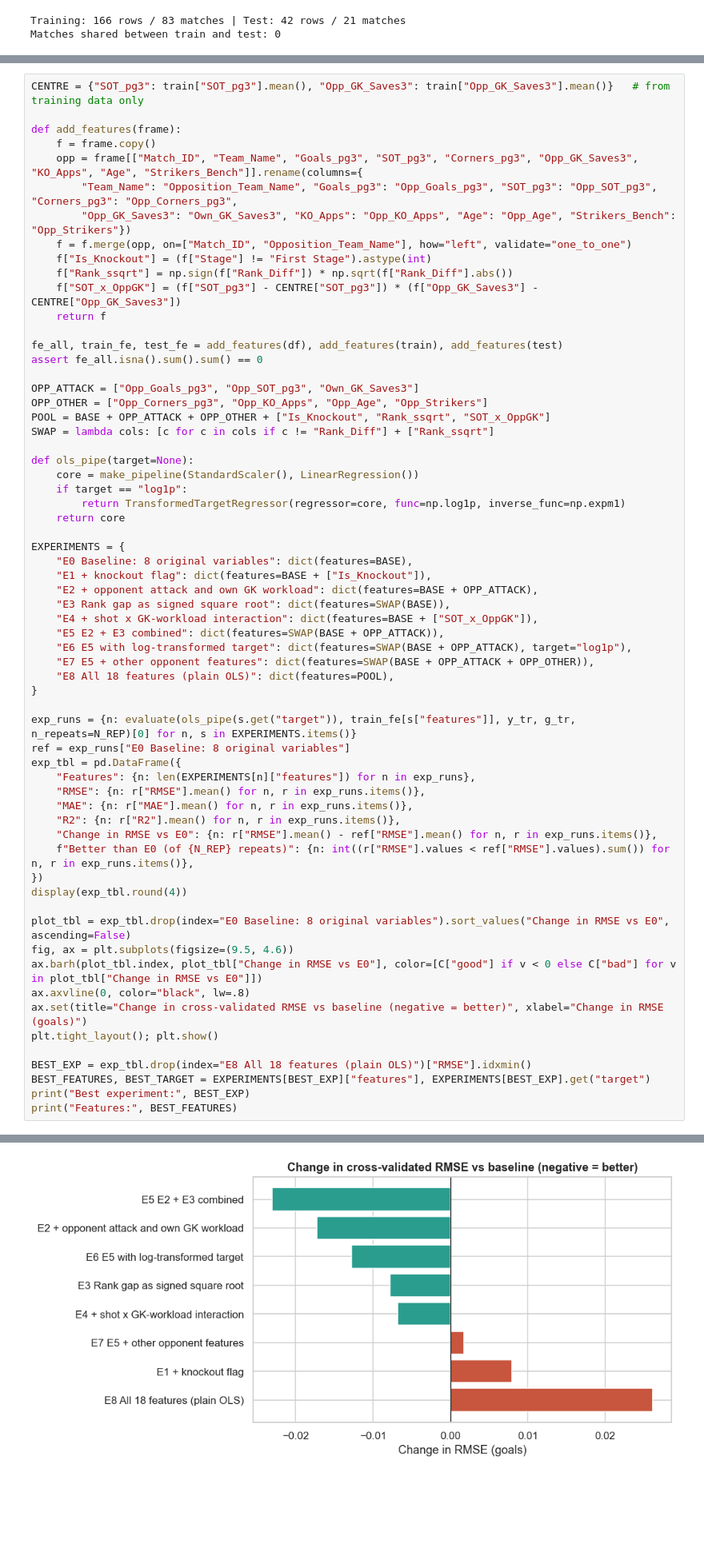
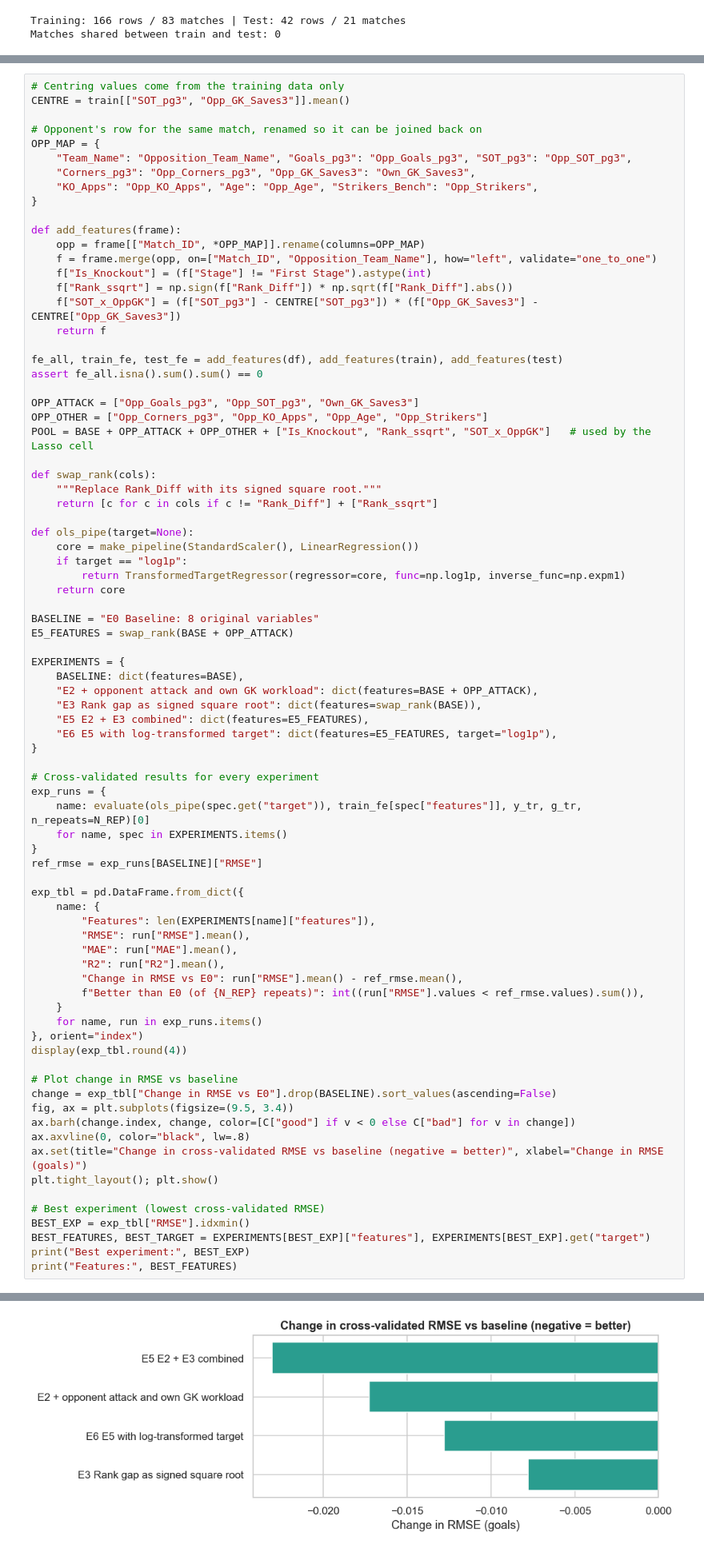
Before and after one commit to AdarshPadhya/HIT140-Objective-2, a Jupyter notebook: Linear 2.2/Team's_Goals_ prediction_Linear_Regression.ipynb, the cells around one changed output, grey strips where cells are left out. Shown at 80% size. Saved outputs shown, nothing was run; the diff lists cells and outputs as text; blank space fills up the shorter version.

```diff
--- a/Linear 2.2/Team's_Goals_ prediction_Linear_Regression.ipynb
+++ b/Linear 2.2/Team's_Goals_ prediction_Linear_Regression.ipynb
@@ -260,14 +259,19 @@ display(pd.DataFrame(rows).T.round(3))
 
 Each row only describes the team itself plus the ranking gap. Because every match has a mirror row, the **opponent's pre-match form** can be attached to each row. All new features use only information known before kick-off.
 # %%
-CENTRE = {"SOT_pg3": train["SOT_pg3"].mean(), "Opp_GK_Saves3": train["Opp_GK_Saves3"].mean()}   # from training data only
+# Centring values come from the training data only
+CENTRE = train[["SOT_pg3", "Opp_GK_Saves3"]].mean()
+
+# Opponent's row for the same match, renamed so it can be joined back on
+OPP_MAP = {
+    "Team_Name": "Opposition_Team_Name", "Goals_pg3": "Opp_Goals_pg3", "SOT_pg3": "Opp_SOT_pg3",
+    "Corners_pg3": "Opp_Corners_pg3", "Opp_GK_Saves3": "Own_GK_Saves3",
+    "KO_Apps": "Opp_KO_Apps", "Age": "Opp_Age", "Strikers_Bench": "Opp_Strikers",
+}
 
 def add_features(frame):
-    f = frame.copy()
-    opp = frame[["Match_ID", "Team_Name", "Goals_pg3", "SOT_pg3", "Corners_pg3", "Opp_GK_Saves3", "KO_Apps", "Age", "Strikers_Bench"]].rename(columns={
-        "Team_Name": "Opposition_Team_Name", "Goals_pg3": "Opp_Goals_pg3", "SOT_pg3": "Opp_SOT_pg3", "Corners_pg3": "Opp_Corners_pg3",
-        "Opp_GK_Saves3": "Own_GK_Saves3", "KO_Apps": "Opp_KO_Apps", "Age": "Opp_Age", "Strikers_Bench": "Opp_Strikers"})
-    f = f.merge(opp, on=["Match_ID", "Opposition_Team_Name"], how="left", validate="one_to_one")
+    opp = frame[["Match_ID", *OPP_MAP]].rename(columns=OPP_MAP)
+    f = frame.merge(opp, on=["Match_ID", "Opposition_Team_Name"], how="left", validate="one_to_one")
     f["Is_Knockout"] = (f["Stage"] != "First Stage").astype(int)
     f["Rank_ssqrt"] = np.sign(f["Rank_Diff"]) * np.sqrt(f["Rank_Diff"].abs())
     f["SOT_x_OppGK"] = (f["SOT_pg3"] - CENTRE["SOT_pg3"]) * (f["Opp_GK_Saves3"] - CENTRE["Opp_GK_Saves3"])
@@ -278,8 +282,11 @@ assert fe_all.isna().sum().sum() == 0
 
 OPP_ATTACK = ["Opp_Goals_pg3", "Opp_SOT_pg3", "Own_GK_Saves3"]
 OPP_OTHER = ["Opp_Corners_pg3", "Opp_KO_Apps", "Opp_Age", "Opp_Strikers"]
-POOL = BASE + OPP_ATTACK + OPP_OTHER + ["Is_Knockout", "Rank_ssqrt", "SOT_x_OppGK"]
-SWAP = lambda cols: [c for c in cols if c != "Rank_Diff"] + ["Rank_ssqrt"]
+POOL = BASE + OPP_ATTACK + OPP_OTHER + ["Is_Knockout", "Rank_ssqrt", "SOT_x_OppGK"]   # used by the Lasso cell
+
+def swap_rank(cols):
+    """Replace Rank_Diff with its signed square root."""
+    return [c for c in cols if c != "Rank_Diff"] + ["Rank_ssqrt"]
 
 def ols_pipe(target=None):
     core = make_pipeline(StandardScaler(), LinearRegression())
@@ -287,38 +294,47 @@ def ols_pipe(target=None):
         return TransformedTargetRegressor(regressor=core, func=np.log1p, inverse_func=np.expm1)
     return core
 
+BASELINE = "E0 Baseline: 8 original variables"
+E5_FEATURES = swap_rank(BASE + OPP_ATTACK)
+
 EXPERIMENTS = {
-    "E0 Baseline: 8 original variables": dict(features=BASE),
-    "E1 + knockout flag": dict(features=BASE + ["Is_Knockout"]),
+    BASELINE: dict(features=BASE),
     "E2 + opponent attack and own GK workload": dict(features=BASE + OPP_ATTACK),
-    "E3 Rank gap as signed square root": dict(features=SWAP(BASE)),
-    "E4 + shot x GK-workload interaction": dict(features=BASE + ["SOT_x_OppGK"]),
-    "E5 E2 + E3 combined": dict(features=SWAP(BASE + OPP_ATTACK)),
-    "E6 E5 with log-transformed target": dict(features=SWAP(BASE + OPP_ATTACK), target="log1p"),
-    "E7 E5 + other opponent features": dict(features=SWAP(BASE + OPP_ATTACK + OPP_OTHER)),
-    "E8 All 18 features (plain OLS)": dict(features=POOL),
+    "E3 Rank gap as signed square root": dict(features=swap_rank(BASE)),
+    "E5 E2 + E3 combined": dict(features=E5_FEATURES),
+    "E6 E5 with log-transformed target": dict(features=E5_FEATURES, target="log1p"),
 }
 
-exp_runs = {n: evaluate(ols_pipe(s.get("target")), train_fe[s["features"]], y_tr, g_tr, n_repeats=N_REP)[0] for n, s in EXPERIMENTS.items()}
-ref = exp_runs["E0 Baseline: 8 original variables"]
-exp_tbl = pd.DataFrame({
-    "Features": {n: len(EXPERIMENTS[n]["features"]) for n in exp_runs},
-    "RMSE": {n: r["RMSE"].mean() for n, r in exp_runs.items()},
-    "MAE": {n: r["MAE"].mean() for n, r in exp_runs.items()},
-    "R2": {n: r["R2"].mean() for n, r in exp_runs.items()},
-    "Change in RMSE vs E0": {n: r["RMSE"].mean() - ref["RMSE"].mean() for n, r in exp_runs.items()},
-    f"Better than E0 (of {N_REP} repeats)": {n: int((r["RMSE"].values < ref["RMSE"].values).sum()) for n, r in exp_runs.items()},
-})
+# Cross-validated results for every experiment
+exp_runs = {
+    name: evaluate(ols_pipe(spec.get("target")), train_fe[spec["features"]], y_tr, g_tr, n_repeats=N_REP)[0]
+    for name, spec in EXPERIMENTS.items()
+}
+ref_rmse = exp_runs[BASELINE]["RMSE"]
+
+exp_tbl = pd.DataFrame.from_dict({
+    name: {
+        "Features": len(EXPERIMENTS[name]["features"]),
+        "RMSE": run["RMSE"].mean(),
+        "MAE": run["MAE"].mean(),
+        "R2": run["R2"].mean(),
+        "Change in RMSE vs E0": run["RMSE"].mean() - ref_rmse.mean(),
+        f"Better than E0 (of {N_REP} repeats)": int((run["RMSE"].values < ref_rmse.values).sum()),
+    }
+    for name, run in exp_runs.items()
+}, orient="index")
 display(exp_tbl.round(4))
 
-plot_tbl = exp_tbl.drop(index="E0 Baseline: 8 original variables").sort_values("Change in RMSE vs E0", ascending=False)
-fig, ax = plt.subplots(figsize=(9.5, 4.6))
-ax.barh(plot_tbl.index, plot_tbl["Change in RMSE vs E0"], color=[C["good"] if v < 0 else C["bad"] for v in plot_tbl["Change in RMSE vs E0"]])
+# Plot change in RMSE vs baseline
+change = exp_tbl["Change in RMSE vs E0"].drop(BASELINE).sort_values(ascending=False)
+fig, ax = plt.subplots(figsize=(9.5, 3.4))
+ax.barh(change.index, change, color=[C["good"] if v < 0 else C["bad"] for v in change])
 ax.axvline(0, color="black", lw=.8)
 ax.set(title="Change in cross-validated RMSE vs baseline (negative = better)", xlabel="Change in RMSE (goals)")
 plt.tight_layout(); plt.show()
 
-BEST_EXP = exp_tbl.drop(index="E8 All 18 features (plain OLS)")["RMSE"].idxmin()
+# Best experiment (lowest cross-validated RMSE)
+BEST_EXP = exp_tbl["RMSE"].idxmin()
 BEST_FEATURES, BEST_TARGET = EXPERIMENTS[BEST_EXP]["features"], EXPERIMENTS[BEST_EXP].get("target")
 print("Best experiment:", BEST_EXP)
 print("Features:", BEST_FEATURES)
@@ -336,4 +348,4 @@ print("Features:", BEST_FEATURES)
-[figure, old version]
+[figure, new version]
 Best experiment: E5 E2 + E3 combined
 Features: ['Age', 'Goals_pg3', 'SOT_pg3', 'Strikers_Bench', 'Corners_pg3', 'KO_Apps', 'Opp_GK_Saves3', 'Opp_Goals_pg3', 'Opp_SOT_pg3', 'Own_GK_Saves3', 'Rank_ssqrt']
 # %% [markdown]
```
Also changed, not shown: parts of 3 cells of this notebook.
